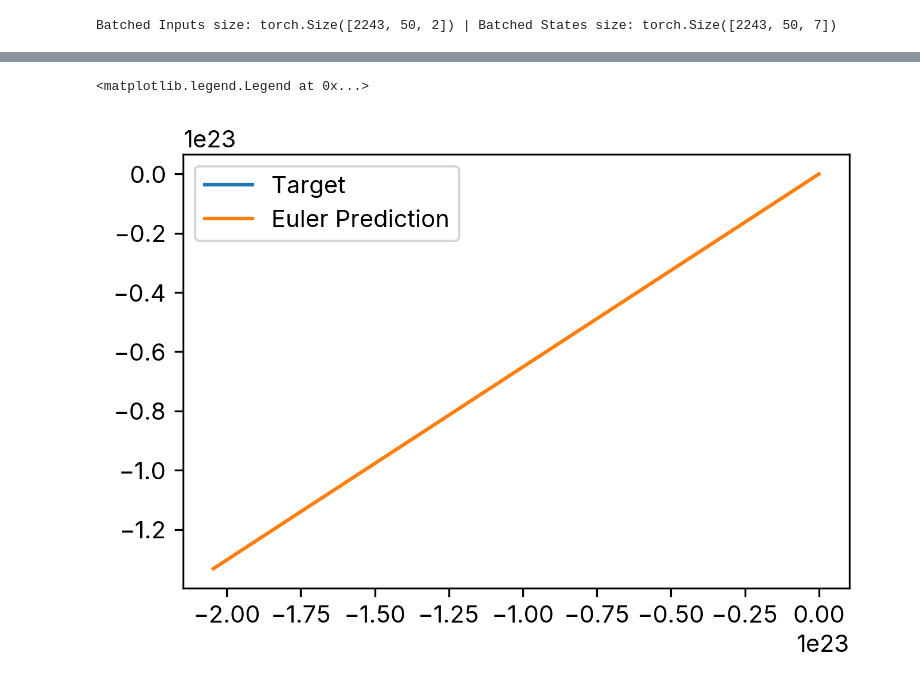
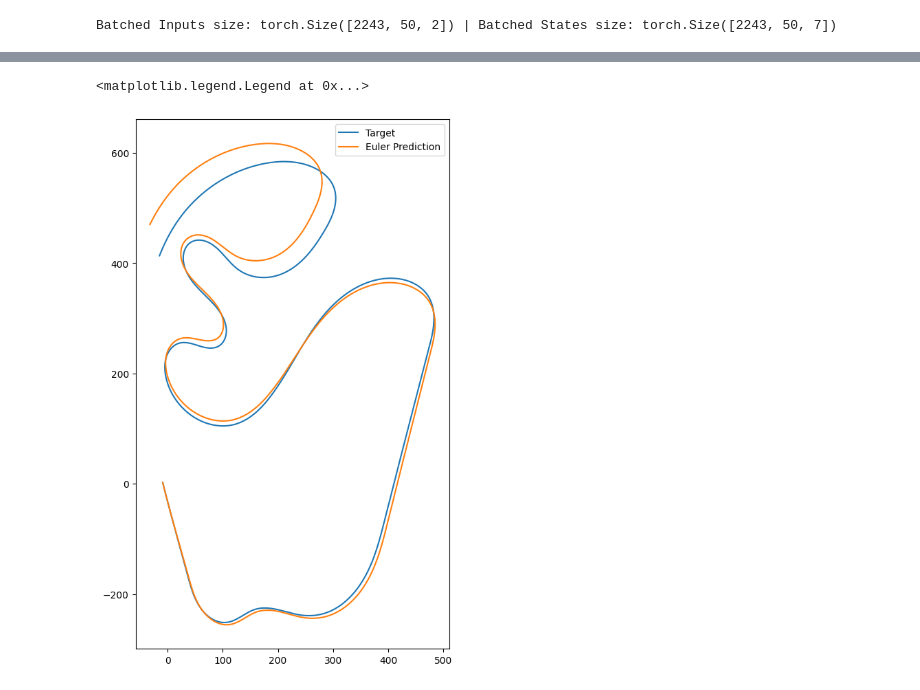
Before and after one commit to nandantumu/PIT, a Jupyter notebook: bin/ModelFitting.ipynb, the cells around one changed output, grey strips where cells are left out. Saved outputs shown, nothing was run; the diff lists cells and outputs as text; code cells hidden in the pictures.

```diff
--- a/bin/ModelFitting.ipynb
+++ b/bin/ModelFitting.ipynb
@@ -5,13 +5,12 @@ from torch import nn
 import numpy as np
 
 from pit.dynamics.dynamic_bicycle import DynamicBicycle
-from pit.parameters import NormalParameterGroup, CovariantNormalParameterGroup
 from pit.integration import Euler, RK4
 
 import matplotlib.pyplot as plt
 import json
 
-DEVICE = 'cpu' # "cuda:2" if torch.cuda.is_available() else "cpu"
+DEVICE = "cuda" if torch.cuda.is_available() else "cpu"
 
 print(DEVICE)
 
@@ -163,19 +147,18 @@ with torch.no_grad():
 # %%
 with torch.no_grad():
-    rk4_integrator.eval()
-    initial_guess_output_states = rk4_integrator(initial_state, control_inputs)
+    euler_output_states = euler_integrator(initial_state, control_inputs)
 # %%
 # %%
-fig, ax = plt.subplots(1, 1, figsize=(5,5))
+fig, ax = plt.subplots(1, 1, figsize=(10,10))
 LEN=20000
 ax.plot(target_states[:LEN, 0].cpu().numpy(), target_states[:LEN, 1].cpu().numpy(), label="Target")
-ax.plot(initial_guess_output_states[:LEN, 0].detach().cpu().numpy(), initial_guess_output_states[:LEN, 1].detach().cpu().numpy(), label="Euler Prediction")
+ax.plot(euler_output_states[:LEN, 0].detach().cpu().numpy(), euler_output_states[:LEN, 1].detach().cpu().numpy(), label="Euler Prediction")
 #ax.plot(rk4_output_states[:LEN, 0].detach().cpu().numpy(), rk4_output_states[:LEN, 1].detach().cpu().numpy(), label="RK4 Prediction")
 ax.set_aspect(1.0)
 ax.legend()
 # %% [output]
 <matplotlib.legend.Legend at 0x...>
-[figure, old version]
+[figure, new version]
 # %%
 # %%
 from tqdm.auto import tqdm
```
Also changed, not shown: parts of 19 cells of this notebook.
